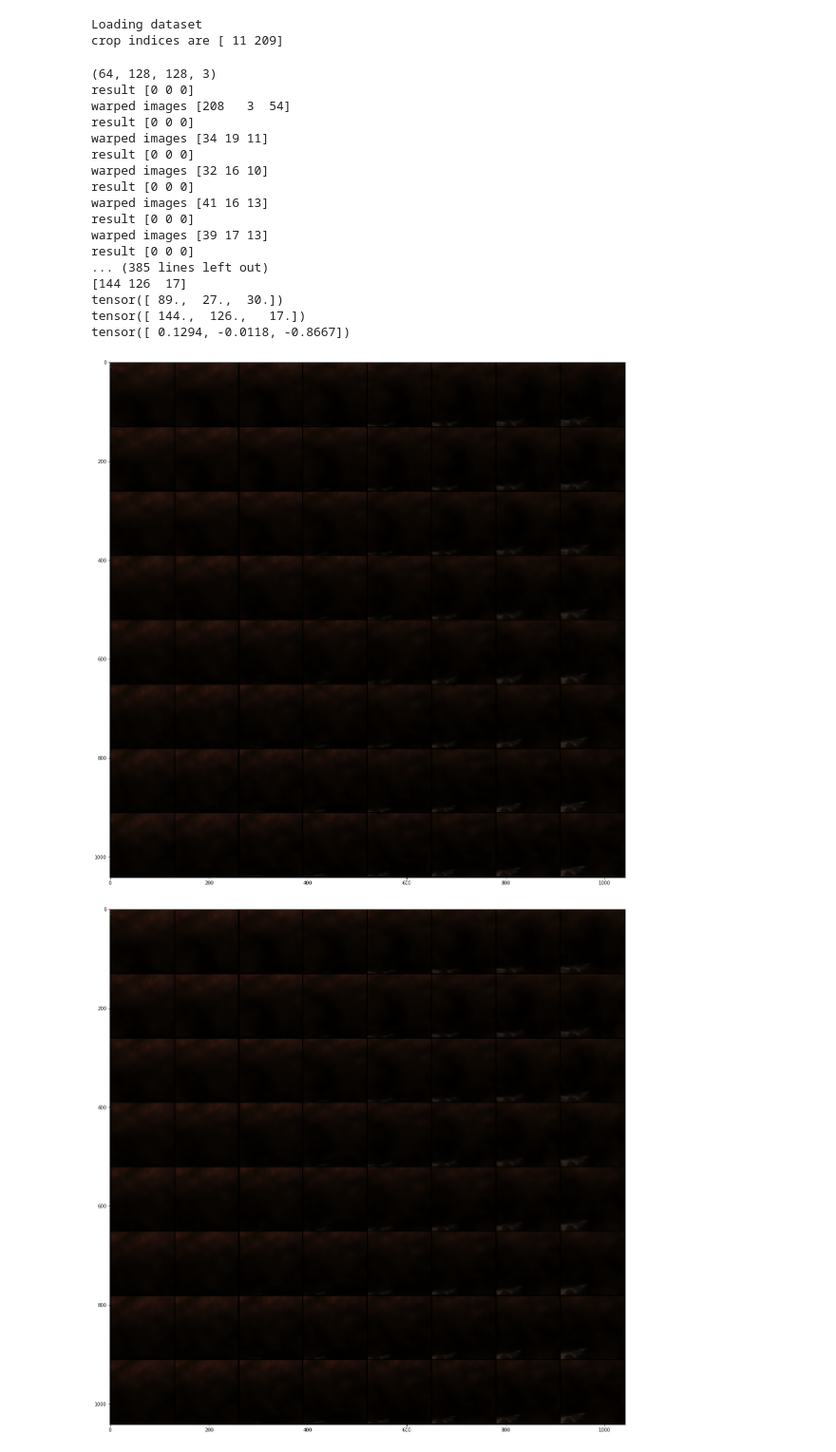
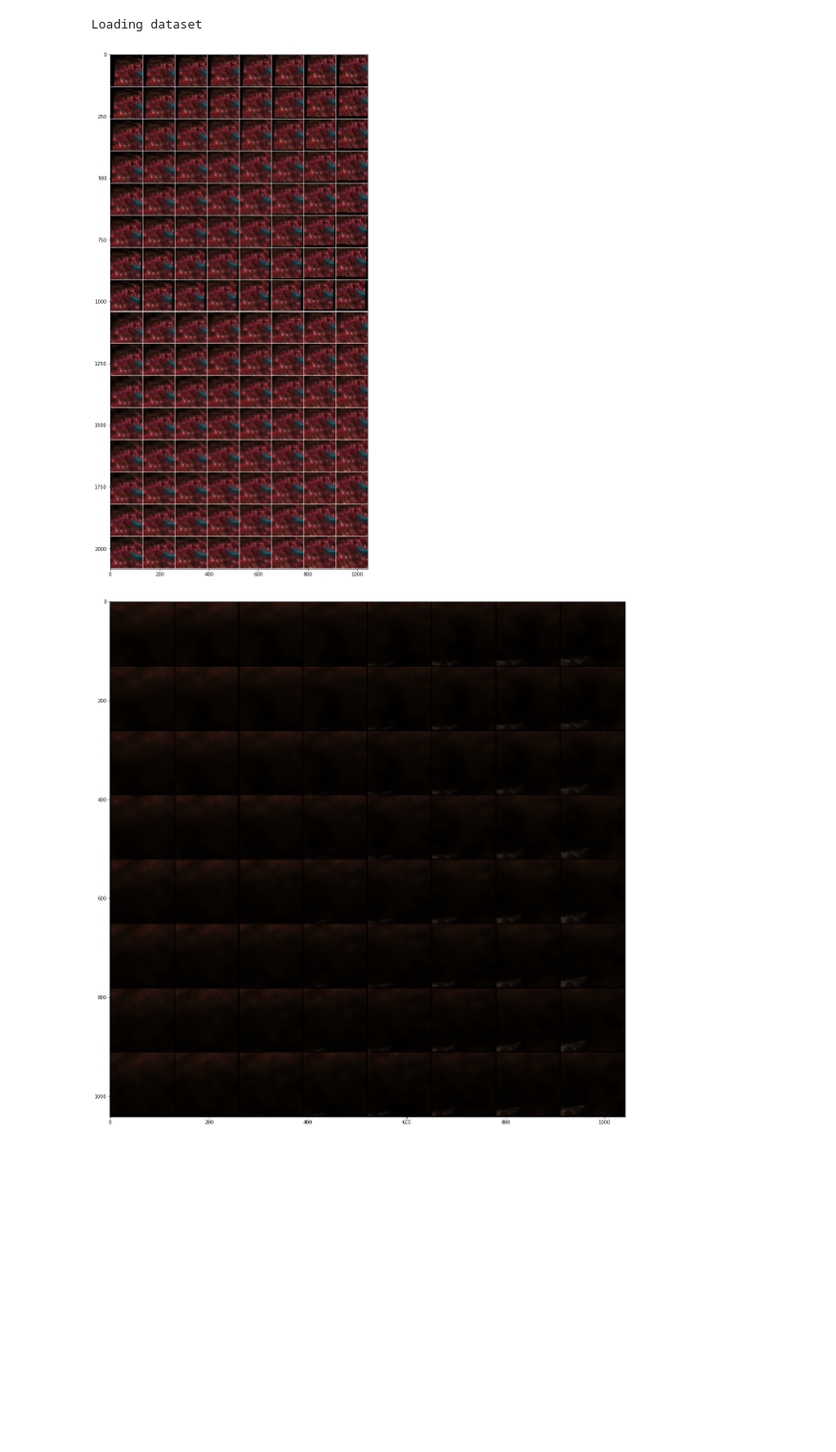
Before and after one commit to seankmartin/LF_View_Synthesis, a Jupyter notebook: Notebooks/InputToNetwork.ipynb, the cells around one changed output. Shown at 95% size. Cells and saved outputs as stored; diff of their text form; code cells hidden in the pictures; blank space fills up the shorter version.

Commit message:
Fixed problem and removed prints Ensuring that target and input order is the same

```diff
--- a/Notebooks/InputToNetwork.ipynb
+++ b/Notebooks/InputToNetwork.ipynb
@@ -102,7 +102,6 @@ def disparity_based_rendering(disparities, views, grid_size, dtype=np.uint8, bla
     """Returns a list of warped images using the input views and disparites"""
      # Alternatively, grid_one_way - 1 can be used below
     shape = (grid_size,) + views.shape[-3:]
-    print(shape)
     warped_images = np.empty(
         shape=shape, dtype=dtype)
     grid_one_way = int(math.sqrt(grid_size))
@@ -117,9 +116,7 @@ def disparity_based_rendering(disparities, views, grid_size, dtype=np.uint8, bla
                 dtype=dtype,
                 blank=blank
             )
-            np.insert(warped_images, i * grid_one_way + j, res, axis=0)
-            print('result', res[0, 0])
-            print('warped images', warped_images[i * grid_one_way + j, 0, 0])
+            warped_images[i * grid_one_way + j] = res
     return warped_images
 
 def transform_to_warped(sample):
@@ -127,19 +124,13 @@ def transform_to_warped(sample):
     Input a dictionary of depth images and reference views,
     Output a dictionary of inputs -warped and targets - reference
     """
-    #normalise_sample(sample)
+    normalise_sample(sample)
     disparity = sample['depth']
     targets = sample['colour']
     grid_size = sample['grid_size']
     warped_images = disparity_based_rendering(
-        disparity.numpy(), targets.numpy(), grid_size, dtype=np.uint8, blank=0)
-    print(warped_images[0, 0, 0])
+        disparity.numpy(), targets.numpy(), grid_size, dtype=np.float32, blank=-1.0)
     inputs = torch.from_numpy(warped_images).float()
-    print(targets[0, 0, 0])
-    print(inputs[0, 0, 0])
-    normalise_lf(inputs)
-    print(inputs[0, 0, 0])
-    normalise_lf(targets)
     return {'inputs': inputs, 'targets': targets}
 
 def normalise_lf(lf):
@@ -302,53 +293,43 @@ cuda = True
 #Attempts to otimise - see
 #https://discuss.pytorch.org/t/what-does-torch-backends-cudnn-benchmark-do
 torch.backends.cudnn.benchmark = True
 
 hdf5_dir = "/users/pgrad/martins7/turing/overflow-storage/lf_volume_sets"
 hdf5_name = "lf_set.h5"
 file_path = os.path.join(hdf5_dir,
                          hdf5_name)
 with h5py.File(file_path, mode='r', libver='latest', swmr=True) as h5_file:
     data_loaders = create_dataloaders(h5_file, 0, 128, 4)
     phase = 'train'
     batch = next(iter(data_loaders[phase]))
     targets = batch['targets']
     inputs = batch['inputs']
     inputs.requires_grad_(False)
     targets.requires_grad_(False)
 
     if cuda:
         inputs = inputs.cuda()
         targets = targets.cuda()
 
     input_imgs = inputs[0, ...].transpose(1, 3)
     truth_imgs = targets[0, ...].transpose(1, 3)
+    both_imgs = torch.cat((input_imgs, truth_imgs))
     input_grid = vutils.make_grid(
         input_imgs, nrow=8, range=(-1, 1), normalize=True)
     target_grid = vutils.make_grid(
         truth_imgs, nrow=8, range=(-1, 1), normalize=True)
+    both_grid = vutils.make_grid(
+        both_imgs, nrow=8, range=(-1, 1), normalize=True, pad_value=1)
 
-    show(input_grid.cpu())
+    show(both_grid.cpu())
+
+def reverse_tensor(tensor, dim):
+    """Flips the tensor in the given dimension"""
+    return torch.from_numpy(
+        np.flip(tensor.cpu().numpy(), dim).copy())
 # %% [output]
 Loading dataset
-crop indices are [ 11 209]
-(64, 128, 128, 3)
-result [0 0 0]
-warped images [208   3  54]
-result [0 0 0]
-warped images [34 19 11]
-result [0 0 0]
-warped images [32 16 10]
-result [0 0 0]
-warped images [41 16 13]
-result [0 0 0]
-warped images [39 17 13]
-result [0 0 0]
-... (385 lines left out)
-[144 126  17]
-tensor([ 89.,  27.,  30.])
-tensor([ 144.,  126.,   17.])
-tensor([ 0.1294, -0.0118, -0.8667])
-[figure, old version]
+[figure, new version]
 # %%
 shape = (64, 128, 128, 3)
 array = np.empty(shape=shape, dtype=np.uint8)
```
